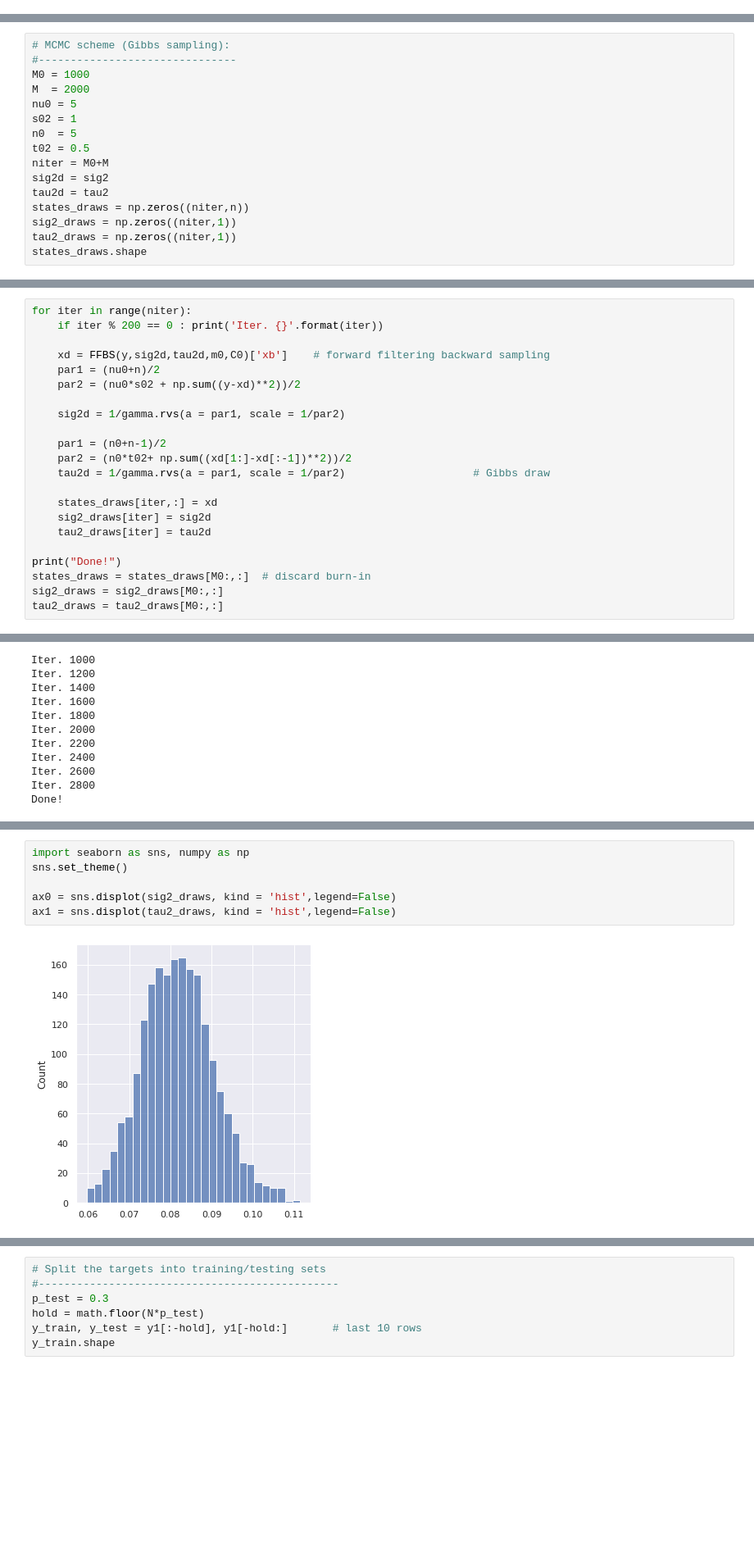
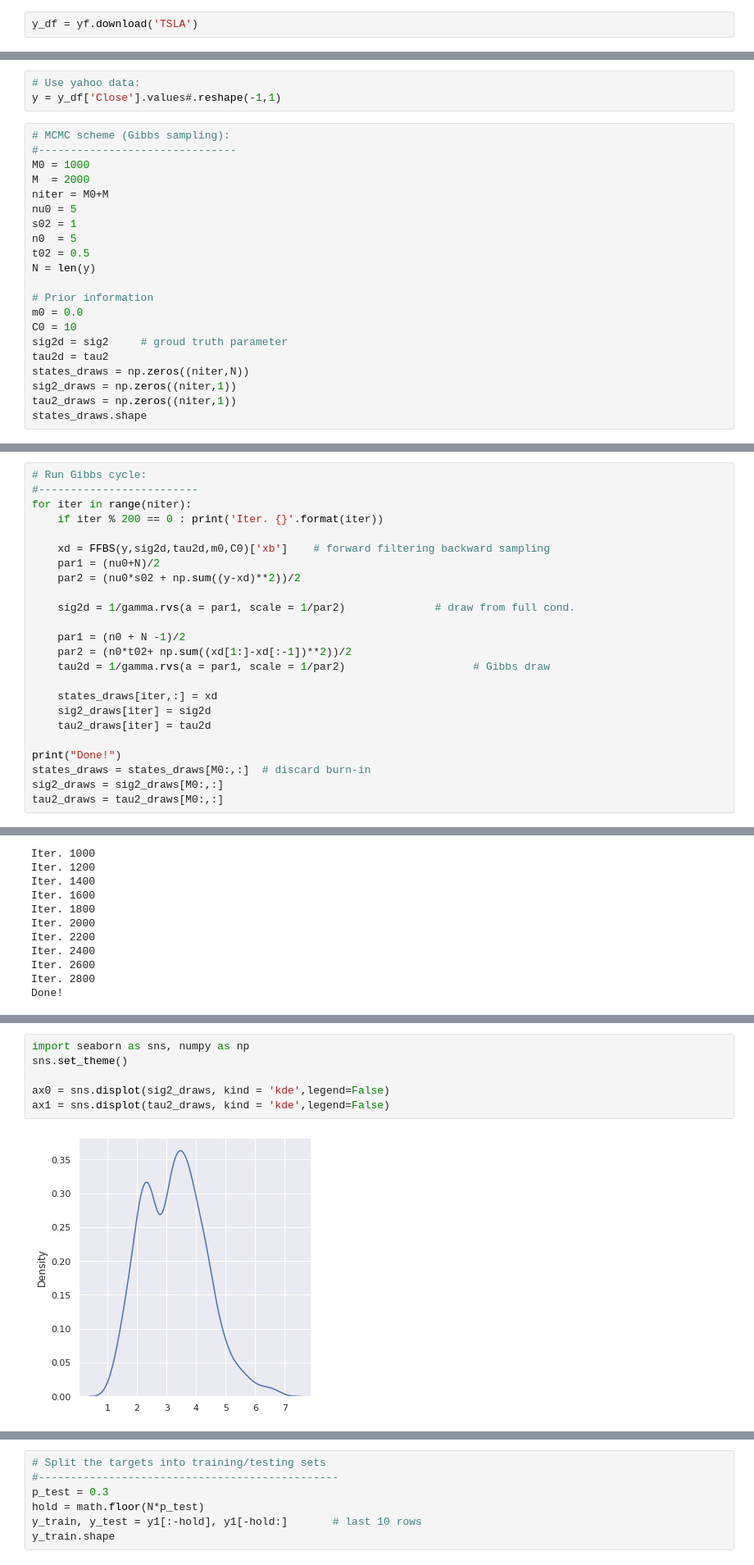
Before and after one commit to AVoss84/tsa_projects, a Jupyter notebook: local_level_model.ipynb, the cells around one changed output, grey strips where cells are left out. Shown at 82% size. Cells and saved outputs as stored; diff of their text form; blank space fills up the shorter version.

```diff
--- a/local_level_model.ipynb
+++ b/local_level_model.ipynb
@@ -51,0 +70,2 @@ plt.show()
+# %%
+y_df = yf.download('TSLA')
@@ -152,16 +209,24 @@ fb = FFBS(y,sig2 = 1.0, tau2 = 0.5, m0 = 0., C0 = 10)
+# %%
+# Use yahoo data:
+y = y_df['Close'].values#.reshape(-1,1)
 # %%
 # MCMC scheme (Gibbs sampling):
 #-------------------------------
 M0 = 1000
 M  = 2000
+niter = M0+M
 nu0 = 5
 s02 = 1
 n0  = 5
 t02 = 0.5
-niter = M0+M
-sig2d = sig2
+N = len(y)
+
+# Prior information
+m0 = 0.0
+C0 = 10
+sig2d = sig2     # groud truth parameter
 tau2d = tau2
-states_draws = np.zeros((niter,n))
+states_draws = np.zeros((niter,N))
 sig2_draws = np.zeros((niter,1))
 tau2_draws = np.zeros((niter,1))
 states_draws.shape
@@ -170,14 +235,16 @@ states_draws.shape
 # %%
+# Run Gibbs cycle:
+#-------------------------
 for iter in range(niter):
     if iter % 200 == 0 : print('Iter. {}'.format(iter))
 
     xd = FFBS(y,sig2d,tau2d,m0,C0)['xb']    # forward filtering backward sampling
-    par1 = (nu0+n)/2
+    par1 = (nu0+N)/2
     par2 = (nu0*s02 + np.sum((y-xd)**2))/2
 
-    sig2d = 1/gamma.rvs(a = par1, scale = 1/par2)
+    sig2d = 1/gamma.rvs(a = par1, scale = 1/par2)              # draw from full cond.
 
-    par1 = (n0+n-1)/2
+    par1 = (n0 + N -1)/2
     par2 = (n0*t02+ np.sum((xd[1:]-xd[:-1])**2))/2
     tau2d = 1/gamma.rvs(a = par1, scale = 1/par2)                    # Gibbs draw
 
@@ -227,8 +297,8 @@ tau2mode
 # %%
 import seaborn as sns, numpy as np
 sns.set_theme()
 
-ax0 = sns.displot(sig2_draws, kind = 'hist',legend=False)
-ax1 = sns.displot(tau2_draws, kind = 'hist',legend=False)
+ax0 = sns.displot(sig2_draws, kind = 'kde',legend=False)
+ax1 = sns.displot(tau2_draws, kind = 'kde',legend=False)
 # %% [output]
-[figure, old version]
+[figure, new version]
```
Also changed, not shown: parts of 17 cells of this notebook.
